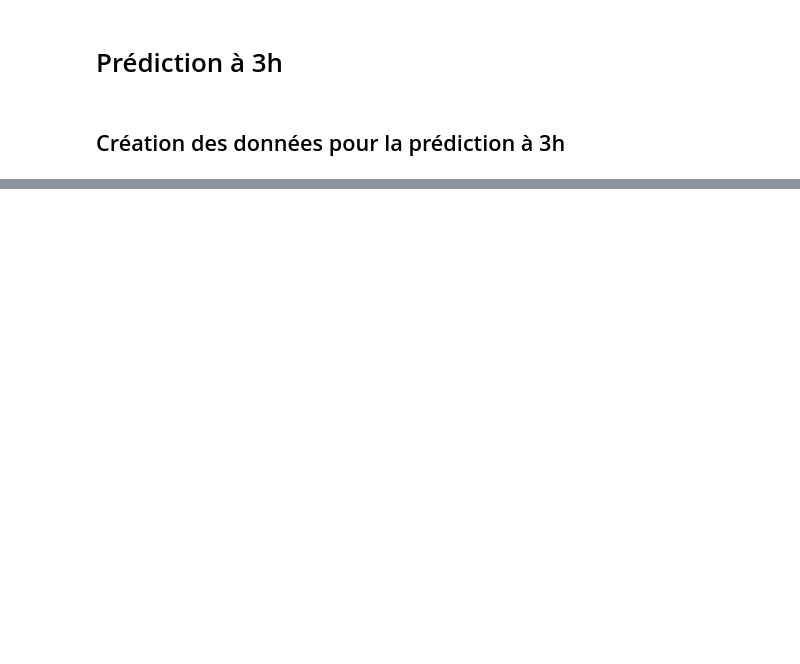
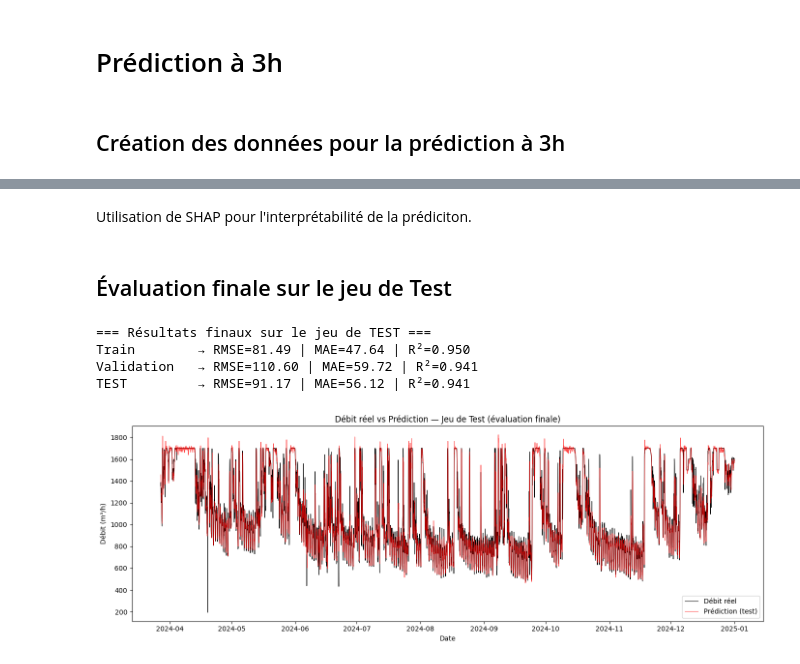
Before and after one commit to TortueAgile22/Capstone, a Jupyter notebook: py_ipynb_files/Modèles/Modele_station_C.ipynb, the cells around one changed output, grey strips where cells are left out. Saved outputs shown, nothing was run; the diff lists cells and outputs as text; code cells hidden in the pictures; blank space fills up the shorter version.

```diff
--- a/py_ipynb_files/Modèles/Modele_station_C.ipynb
+++ b/py_ipynb_files/Modèles/Modele_station_C.ipynb
@@ -213,0 +196,28 @@ Prochaines étapes, essayer de trouver des indicateurs temporels, tester d'autre
+# %% [markdown]
+Utilisation de SHAP pour l'interprétabilité de la prédiciton.
+# %% [markdown]
+## Évaluation finale sur le jeu de Test
+# %%
+# Évaluation finale sur test
+y_pred_test = model.predict(X_test)
+
+print_metrics("Train",      y_train, y_pred_train)
+print_metrics("Validation", y_val,   y_pred_val)
+print_metrics("TEST",       y_test,  y_pred_test)
+
+# Visualisation
+plt.figure(figsize=(14, 5))
+plt.plot(y_test.index, y_test, label='Débit réel', color='black', linewidth=0.8)
+plt.plot(y_test.index, y_pred_test, label='Prédiction (test)', color='red', alpha=0.7, linewidth=0.8)
+plt.title('Débit réel vs Prédiction — Jeu de Test (évaluation finale)')
+plt.xlabel('Date')
+plt.ylabel('Débit (m³/h)')
+plt.legend()
+plt.tight_layout()
+plt.show()
+# %% [output]
+=== Résultats finaux sur le jeu de TEST ===
+Train        → RMSE=81.49 | MAE=47.64 | R²=0.950
+Validation   → RMSE=110.60 | MAE=59.72 | R²=0.941
+TEST         → RMSE=91.17 | MAE=56.12 | R²=0.941
+[figure, added]
```
Also changed, not shown: parts of 14 cells of this notebook.
